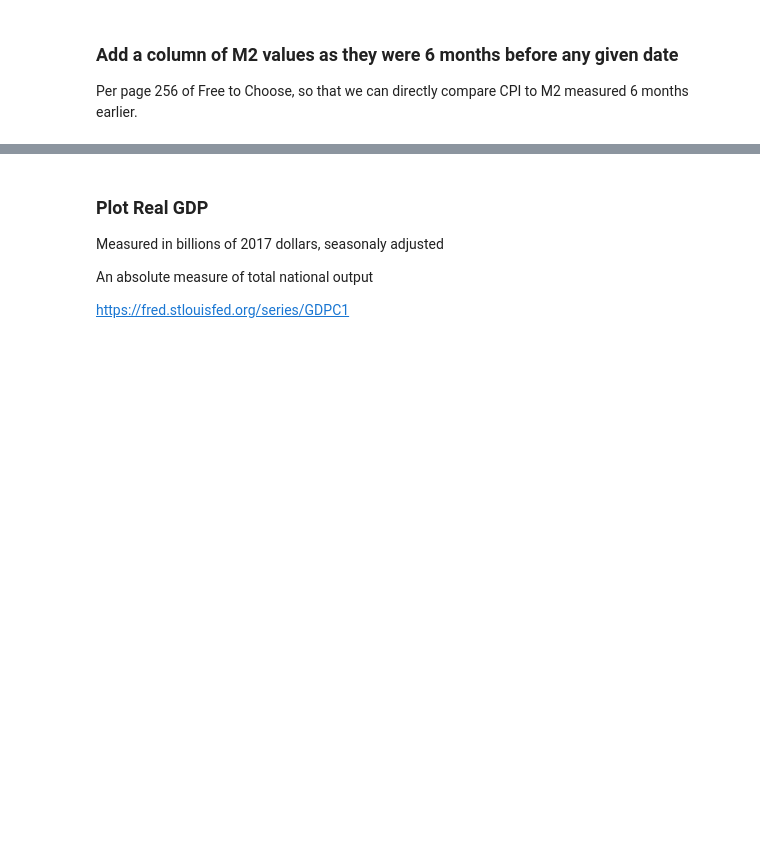
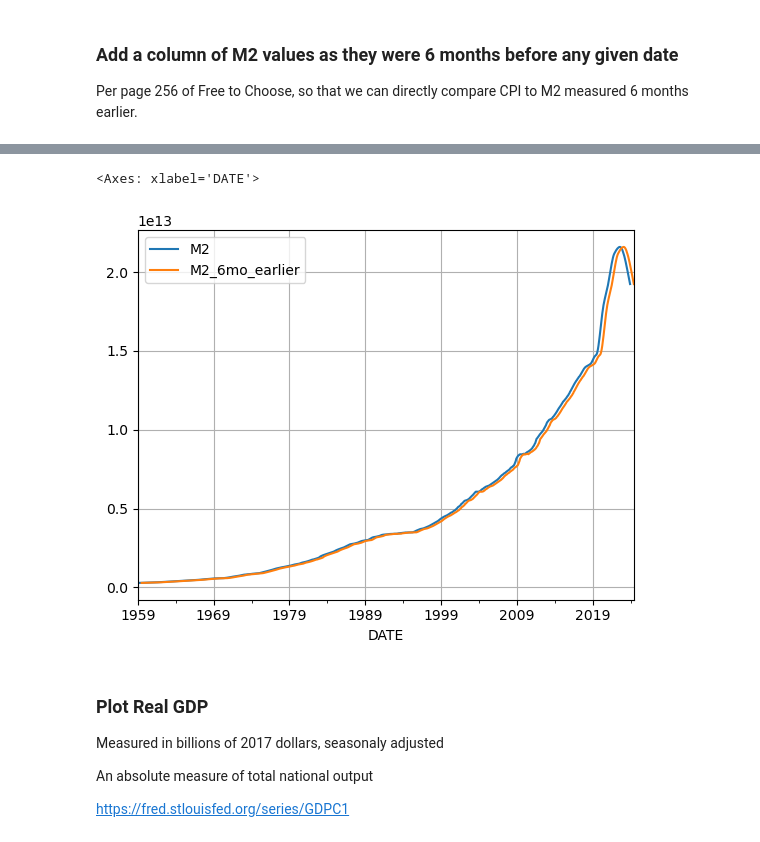
Before and after one commit to stanmohler/StansInflationNotebook, a Jupyter notebook: StansInflationNotebook.ipynb, the cells around one changed output, grey strips where cells are left out. Cells and saved outputs as stored; diff of their text form; code cells hidden in the pictures; blank space fills up the shorter version.

```diff
--- a/StansInflationNotebook.ipynb
+++ b/StansInflationNotebook.ipynb
@@ -161,3 +161,8 @@ m2_df.tail(12)
+# %%
+m2_df.plot(grid='both')
+# %% [output]
+<Axes: xlabel='DATE'>
+[figure, added]
 # %% [markdown]
 ### Plot Real GDP
 Measured in billions of 2017 dollars, seasonaly adjusted
```
Also changed, not shown: parts of 29 cells of this notebook.
